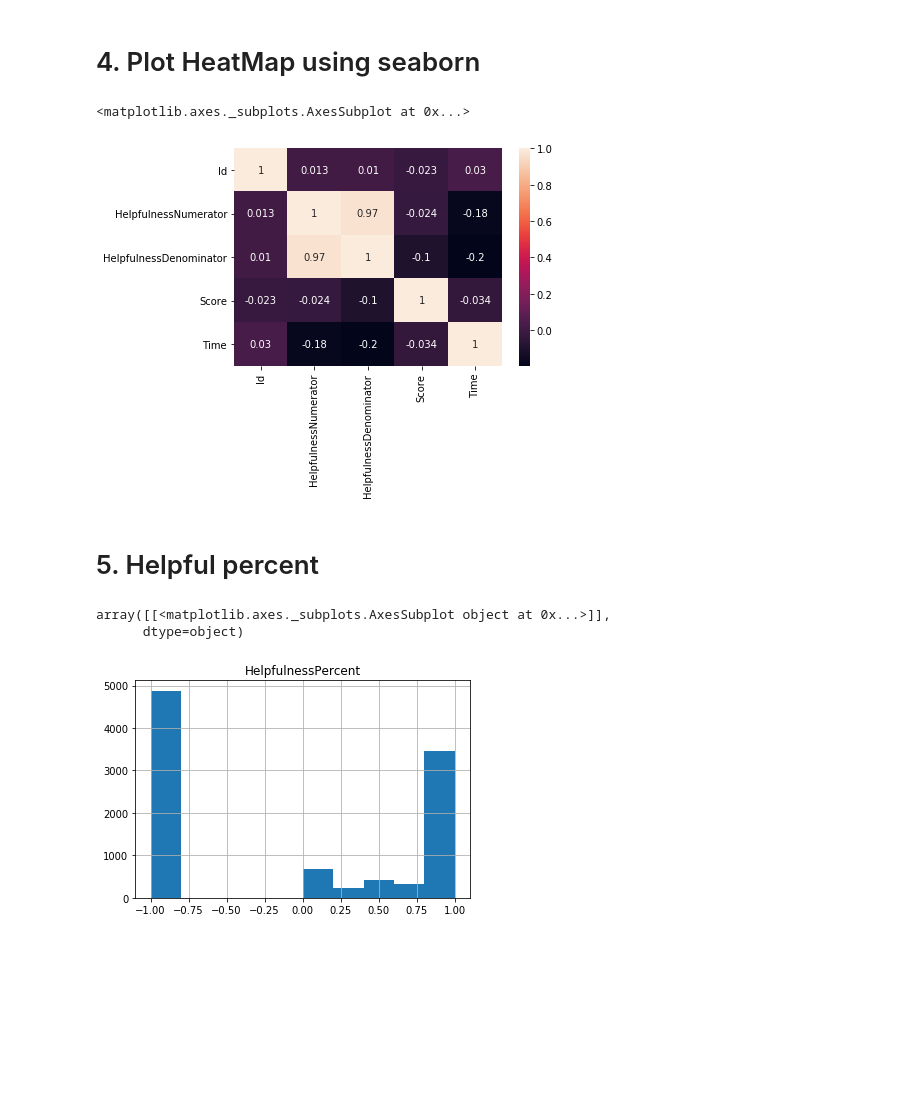
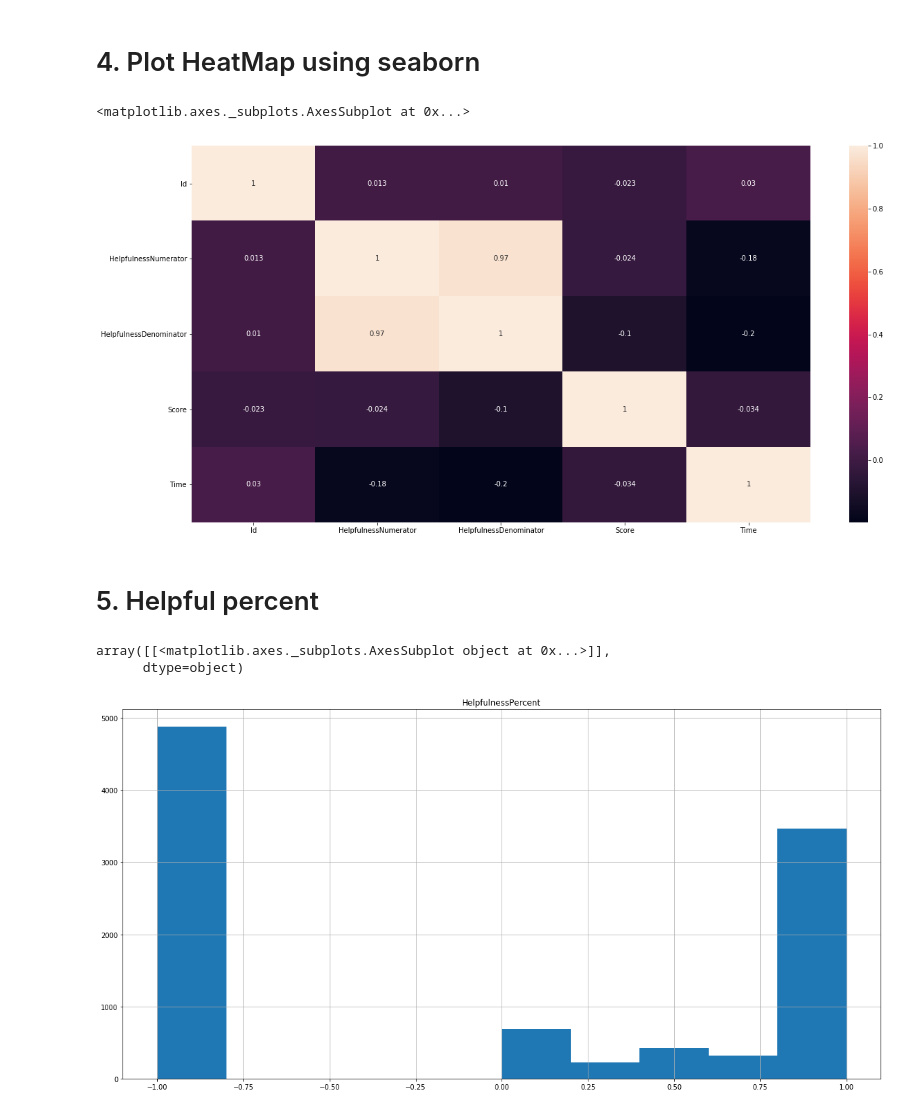
Before and after one commit to KJC1004/FDA_practice, a Jupyter notebook: practice.ipynb, the cells around one changed output. Saved outputs shown, nothing was run; the diff lists cells and outputs as text; code cells hidden in the pictures; blank space fills up the shorter version.

```diff
--- a/practice.ipynb
+++ b/practice.ipynb
@@ -1,10 +1,10 @@
 # %% [markdown]
 # Init
 # %%
+import numpy as np
 import pandas as pd
 import seaborn as sns
-import matplotlib.pylab as plt
-import matplotlib.dates as mdates
-from matplotlib.dates import DateFormatter
+from matplotlib import pyplot as plt
 
 pd.options.display.max_rows = 10
+figsize = (20,10)
@@ -60,22 +86,23 @@ ax.set_xticklabels(s.index.strftime('%Y'))
 # 4. Plot HeatMap using seaborn
 # %%
 cols = ['Id', 'HelpfulnessNumerator', 'HelpfulnessDenominator', 'Score', 'Time']
+plt.figure(figsize=figsize)
 sns.heatmap(reviews[cols].corr(), annot=True)
 # %% [output]
 <matplotlib.axes._subplots.AxesSubplot at 0x...>
-[figure, old version]
+[figure, new version]
 # %% [markdown]
 # 5. Helpful percent
 # %%
 hn, hd, hp = 'HelpfulnessNumerator', 'HelpfulnessDenominator', 'HelpfulnessPercent'
 
-reviews[hp] = (reviews[hn] / reviews[hd]).fillna(-1)
+reviews[hp] = (reviews[hn] / reviews[hd])
 
-invalid = (reviews[hn] > reviews[hd])
+invalid = (reviews[hn] > reviews[hd]) | (reviews[hd] == 0)
 reviews.loc[invalid, hp] = -1
 
-reviews.hist(column=[hp])
+reviews.hist(column=hp, figsize=figsize)
 # %% [output]
 array([[<matplotlib.axes._subplots.AxesSubplot object at 0x...>]],
       dtype=object)
-[figure, old version]
+[figure, new version]
```
Also changed, not shown: parts of 6 cells of this notebook, 1 other file.
